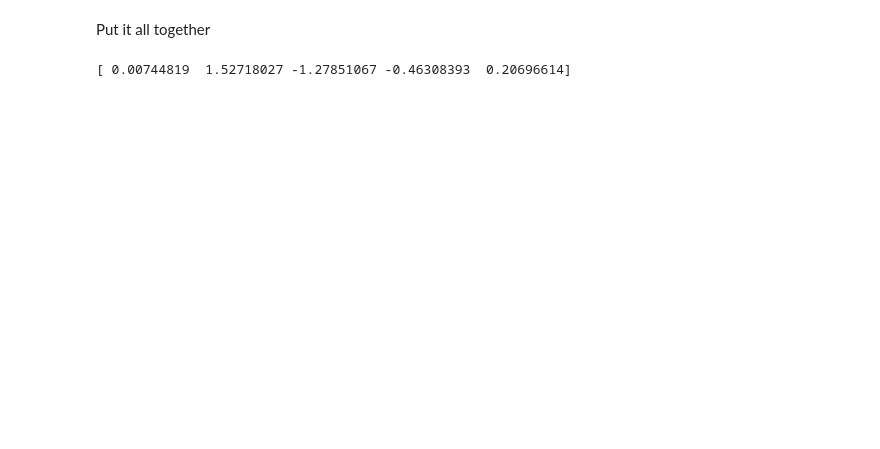
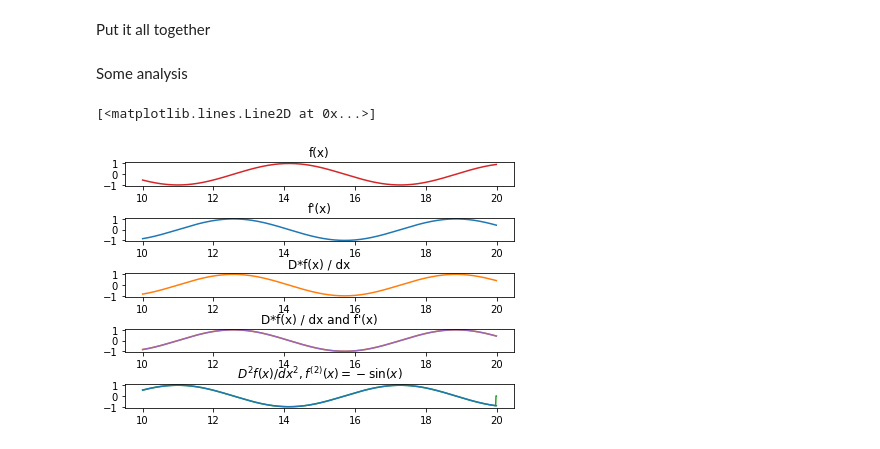
Before and after one commit to mattnappo/admd, a Jupyter notebook: Automatic_Differentiation.ipynb, the cells around one changed output. Saved outputs shown, nothing was run; the diff lists cells and outputs as text; code cells hidden in the pictures; blank space fills up the shorter version.

```diff
--- a/Automatic_Differentiation.ipynb
+++ b/Automatic_Differentiation.ipynb
@@ -7,7 +10,9 @@
 Some setup code
 # %%
 import numpy as np
+import matplotlib.pyplot as plt
 
-N = 5
+N = 1000
 RANGE = (10, 20)
 FUNC = lambda x: np.sin(x)
+# FUNC = lambda x: x ** 2 + 4*x + 7
@@ -29,15 +32,50 @@ def calc_D():
   for i in range(len(D) - 1):
     D[i][i] = -1
     D[i][i+1] = 1
-  D[N-1][0] = 1
-  D[N-1][N-1] = -1
+  D[N-1][N-2] = -1
+  D[N-1][N-1] = 1
+  # for i in range(len(D)):
+  #   D[i][len(D) - 1] = 1
+  #   D[i][len(D) - 2] = -1
   return D
 # %% [markdown]
 Put it all together
-# %%
-v = calc_func_vector(FUNC, N, RANGE)
-D = calc_D()
-p = D.dot(v)
-print(p)
-# %% [output]
-[ 0.00744819  1.52718027 -1.27851067 -0.46308393  0.20696614]
+# %%
+x, v, dx = calc_func_vector(FUNC, N, RANGE)
+D  = calc_D()
+p  = D.dot(v) / dx
+p2 = D.dot(p) / dx
+p3 = D.dot(p2) / dx
+
+# print("dx: {}".format(dx))
+# print("D:\n%s" % D)
+# print("x: {}".format(x))
+# print("v: {}".format(v))
+# print("p: {}".format(p))
+# %% [markdown]
+Some analysis
+# %%
+fprime = np.cos(x)
+
+fig, (ax1, ax2, ax3, ax4, ax5) = plt.subplots(5)
+fig.tight_layout()
+
+ax1.set_title("f(x)")
+ax1.plot(x, FUNC(x), 'tab:red')
+
+ax2.set_title("f'(x)")
+ax2.plot(x, fprime, 'tab:blue')
+
+ax3.set_title("D*f(x) / dx")
+ax3.plot(x, p, 'tab:orange')
+
+ax4.set_title("D*f(x) / dx and f'(x)")
+ax4.plot(x, p, 'tab:orange')
+ax4.plot(x, fprime, 'tab:purple')
+
+ax5.set_title(r'$D^2f(x) / dx^2, f^{(2)}(x) = -\sin(x)$')
+ax5.plot(x, p2, 'tab:green')
+ax5.plot(x, -FUNC(x))
+# %% [output]
+[<matplotlib.lines.Line2D at 0x...>]
+[figure, added]
```
Also changed, not shown: parts of 11 cells of this notebook.
